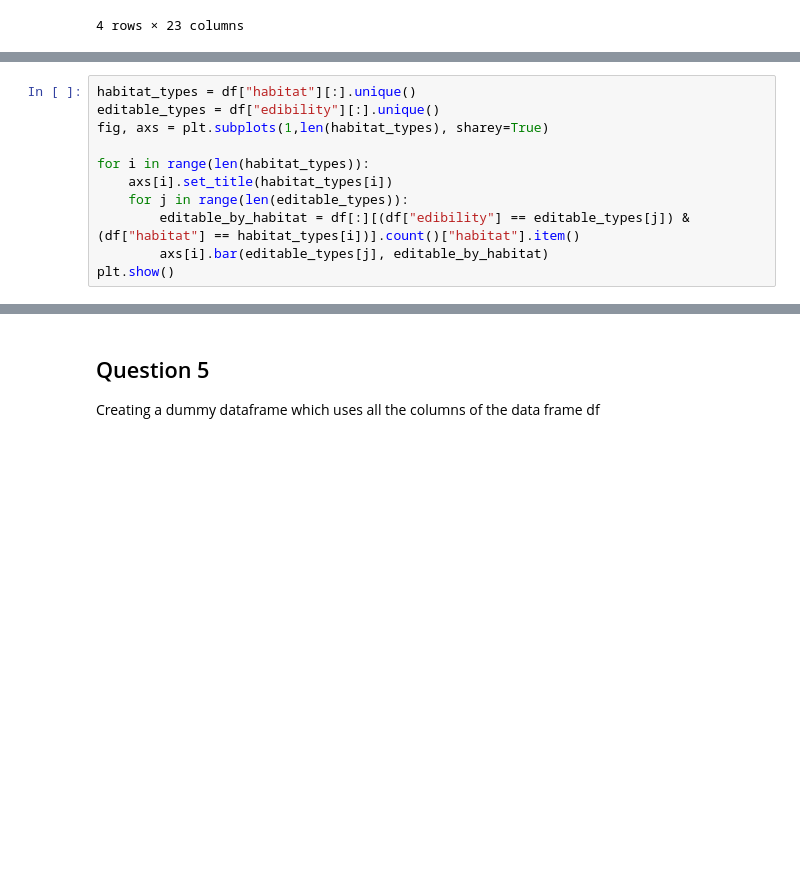
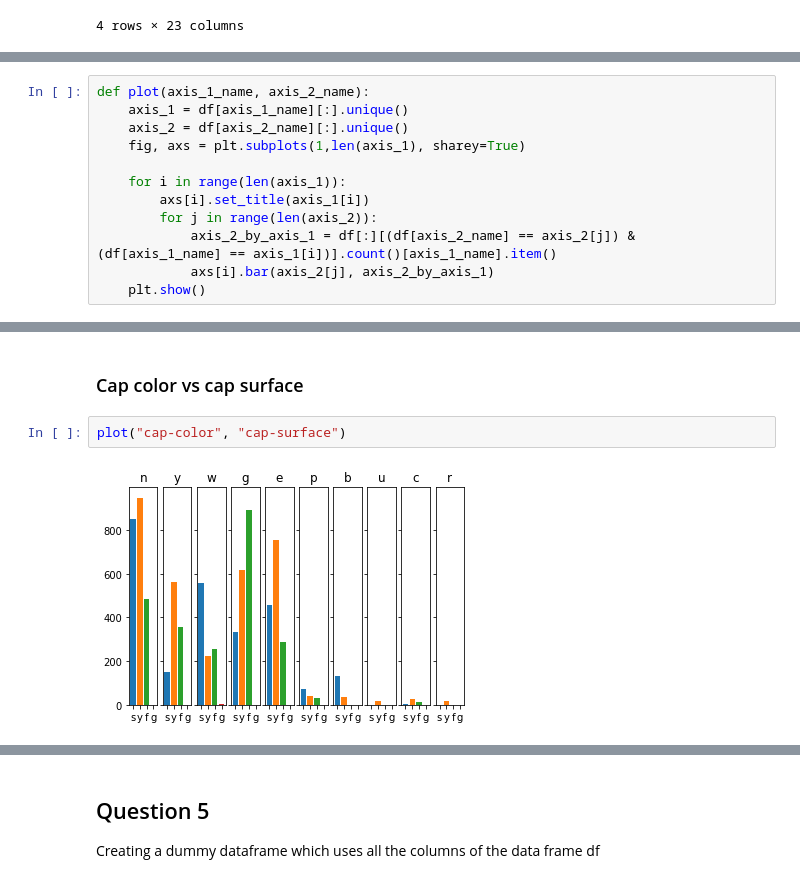
Before and after one commit to hamasl/IDATT2502, a Jupyter notebook: Task5/task.ipynb, the cells around one changed output, grey strips where cells are left out. Cells and saved outputs as stored; diff of their text form; blank space fills up the shorter version.

```diff
--- a/Task5/task.ipynb
+++ b/Task5/task.ipynb
@@ -25,11 +24,12 @@ Then plotting every combination of them as a bar graph.
 # %%
-habitat_types = df["habitat"][:].unique()
-editable_types = df["edibility"][:].unique()
-fig, axs = plt.subplots(1,len(habitat_types), sharey=True)
+def plot(axis_1_name, axis_2_name):
+    axis_1 = df[axis_1_name][:].unique()
+    axis_2 = df[axis_2_name][:].unique()
+    fig, axs = plt.subplots(1,len(axis_1), sharey=True)
 
-for i in range(len(habitat_types)):
-    axs[i].set_title(habitat_types[i])
-    for j in range(len(editable_types)):
-        editable_by_habitat = df[:][(df["edibility"] == editable_types[j]) & (df["habitat"] == habitat_types[i])].count()["habitat"].item()
-        axs[i].bar(editable_types[j], editable_by_habitat)
-plt.show()
+    for i in range(len(axis_1)):
+        axs[i].set_title(axis_1[i])
+        for j in range(len(axis_2)):
+            axis_2_by_axis_1 = df[:][(df[axis_2_name] == axis_2[j]) & (df[axis_1_name] == axis_1[i])].count()[axis_1_name].item()
+            axs[i].bar(axis_2[j], axis_2_by_axis_1)
+    plt.show()
@@ -37,0 +42,6 @@ plt.show()
+# %% [markdown]
+### Cap color vs cap surface
+# %%
+plot("cap-color", "cap-surface")
+# %% [output]
+[figure, added]
```
Also changed, not shown: parts of 7 cells of this notebook.
